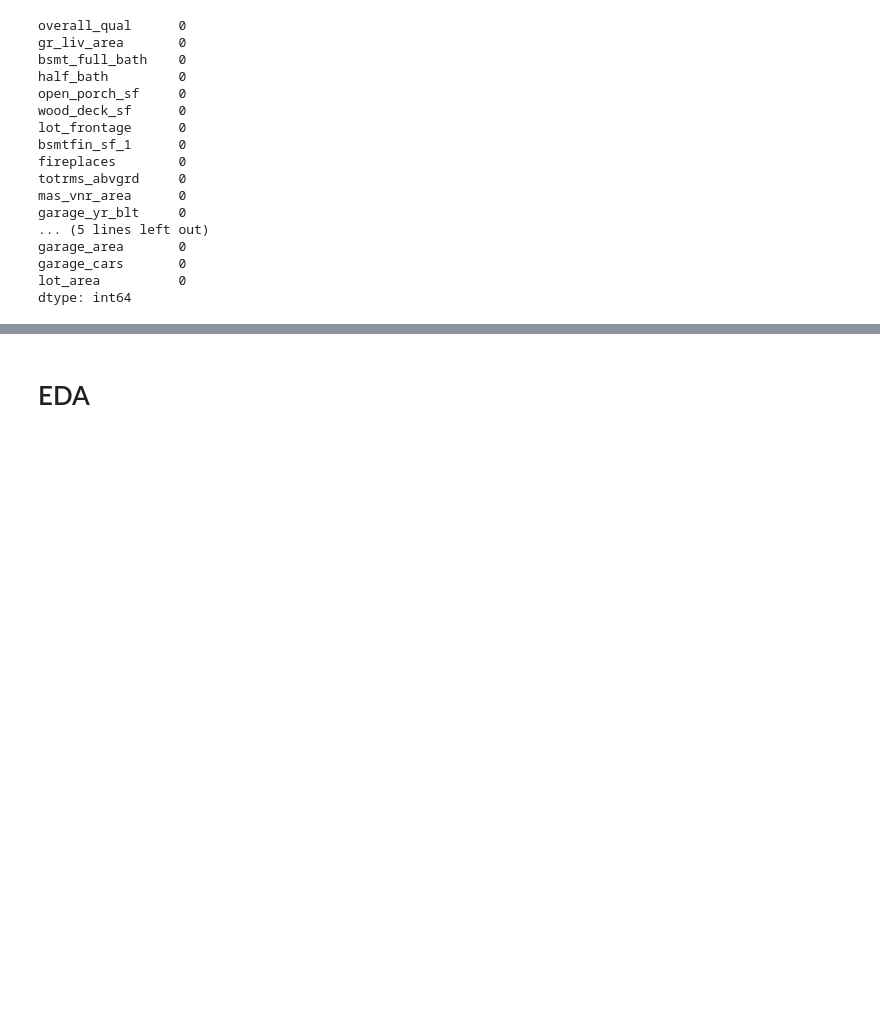
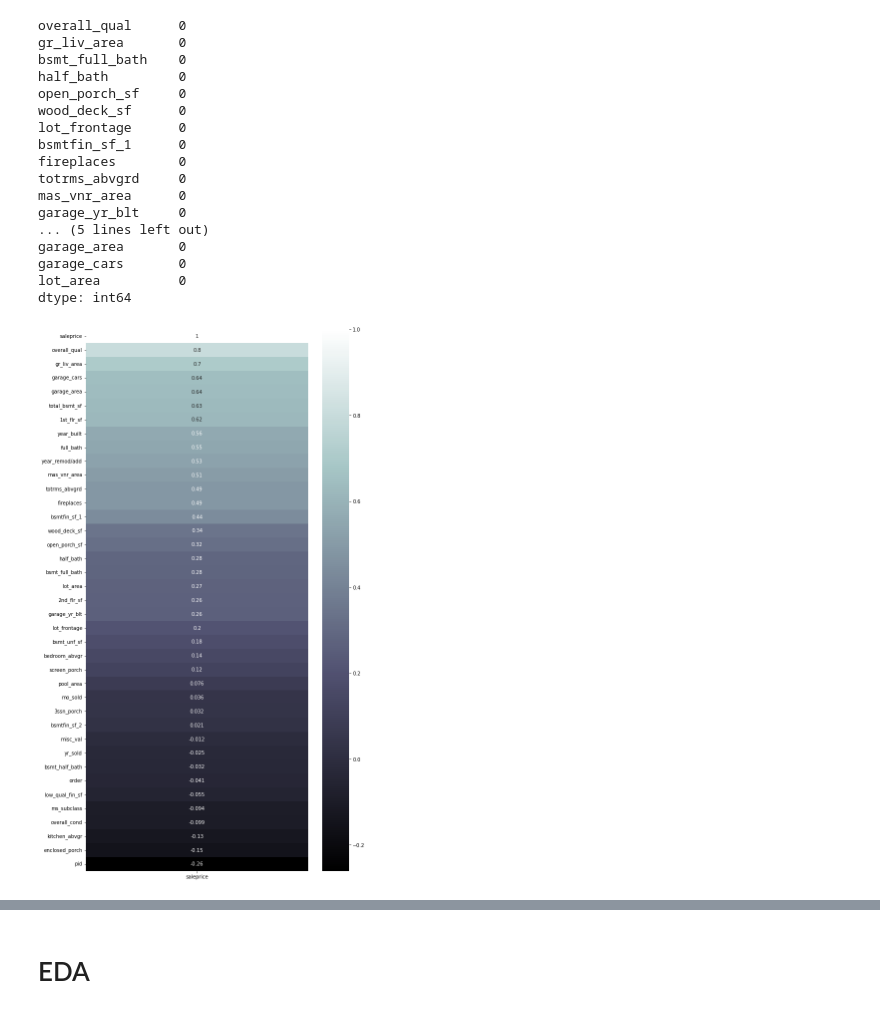
Before and after one commit to Chalermchon1993/DSI_Project_2_Regression_Ames_House_Price_Prediction, a Jupyter notebook: sample_code.ipynb, the cells around one changed output, grey strips where cells are left out. Saved outputs shown, nothing was run; the diff lists cells and outputs as text; code cells hidden in the pictures; blank space fills up the shorter version.

```diff
--- a/sample_code.ipynb
+++ b/sample_code.ipynb
@@ -115,3 +117,10 @@ garage_area       0
 garage_cars       0
 lot_area          0
 dtype: int64
+# %%
+# Check correlation with saleprice to find interesting variables.
+plt.figure(figsize=(10,20))
+sns.heatmap(train.corr()[['saleprice']].sort_values(by='saleprice', ascending=False)
+            , cmap='bone', annot=True);
+# %% [output]
+[figure, added]
```
Also changed, not shown: parts of 128 cells of this notebook.
